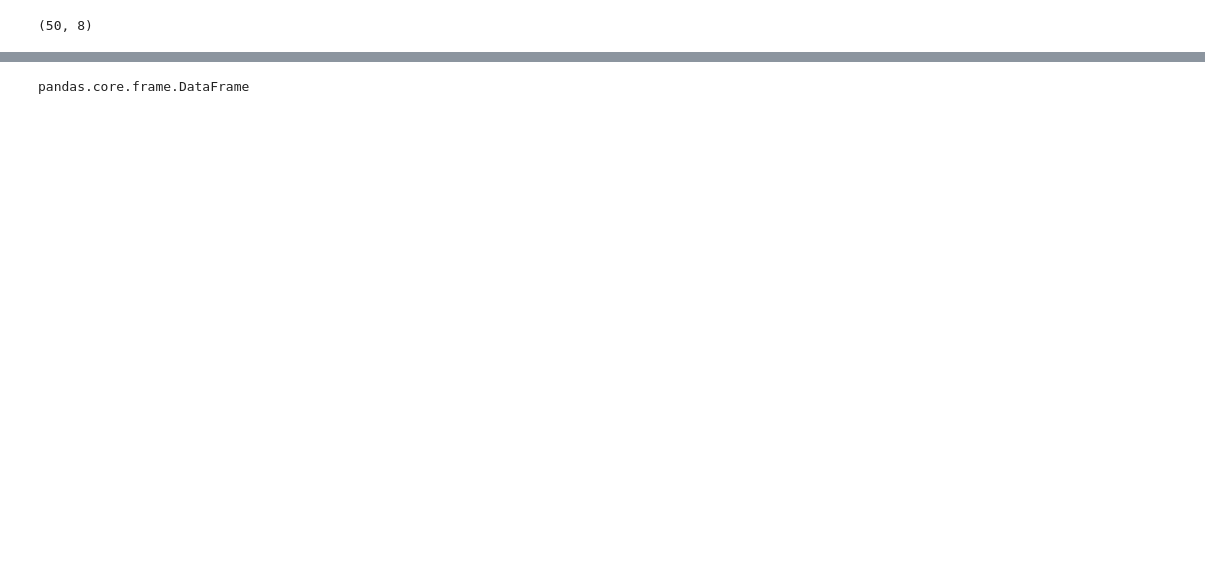
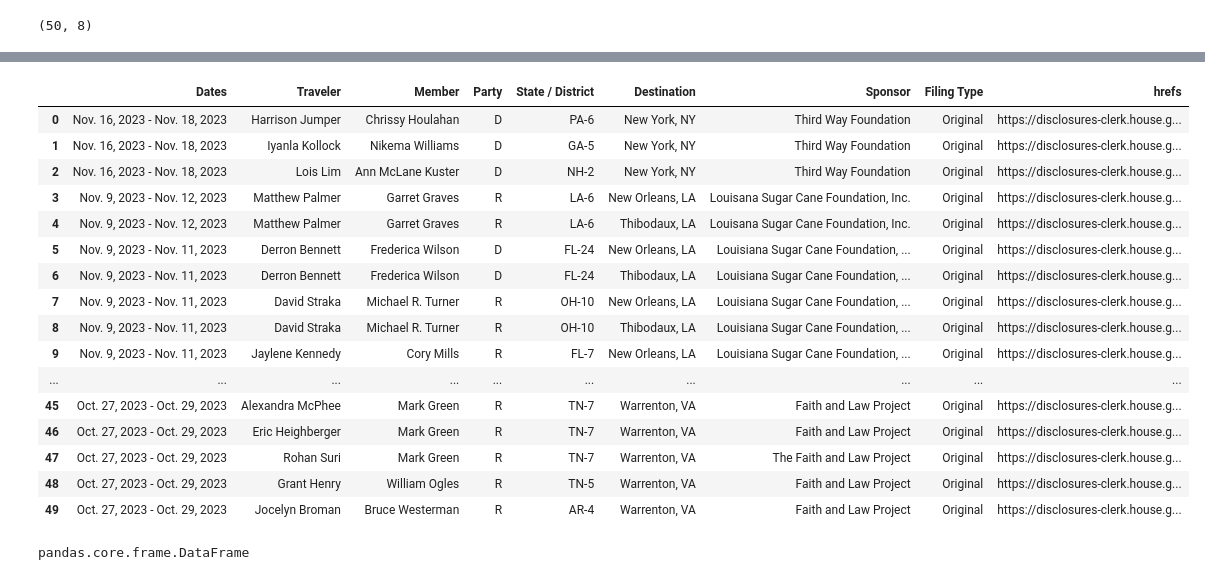
Before and after one commit to 2ndrew2ncheta/Gift-Travel, a Jupyter notebook: Andrew Ancheta - Congressional Gift Travel.ipynb, the cells around one changed output, grey strips where cells are left out. Cells and saved outputs as stored; diff of their text form; code cells hidden in the pictures; blank space fills up the shorter version.

```diff
--- a/Andrew Ancheta - Congressional Gift Travel.ipynb
+++ b/Andrew Ancheta - Congressional Gift Travel.ipynb
@@ -48,3 +69,6 @@ df
 df.shape
 # %% [output]
 (50, 8)
+# %%
+##Now we're looking for all the links on the page.
+soup=BeautifulSoup(response.text, "html.parser")
@@ -50,0 +95,3 @@ df.shape
+# %%
+table_items=soup.find_all("td")
+table_items
@@ -50,0 +116,8 @@ df.shape
+# %%
+links=[]
+for item in table_items:
+    link=item.find("a")
+    if link!=None:
+        if ".pdf" in link.get("href"):
+            links.append(link)
+links
@@ -50,0 +142,21 @@ df.shape
+# %%
+df["hrefs"]=[link.get("href") for link in links]
+df
+# %% [output]
+|  | Dates | Traveler | Member | Party | State / District | Destination | Sponsor | Filing Type | hrefs |
+| 0 | Nov. 16, 2023 - Nov. 18, 2023 | Harrison Jumper | Chrissy Houlahan | D | PA-6 | New York, NY | Third Way Foundation | Original | https://disclosures-clerk.house.g... |
+| 1 | Nov. 16, 2023 - Nov. 18, 2023 | Iyanla Kollock | Nikema Williams | D | GA-5 | New York, NY | Third Way Foundation | Original | https://disclosures-clerk.house.g... |
+| 2 | Nov. 16, 2023 - Nov. 18, 2023 | Lois Lim | Ann McLane Kuster | D | NH-2 | New York, NY | Third Way Foundation | Original | https://disclosures-clerk.house.g... |
+| 3 | Nov. 9, 2023 - Nov. 12, 2023 | Matthew Palmer | Garret Graves | R | LA-6 | New Orleans, LA | Louisana Sugar Cane Foundation, Inc. | Original | https://disclosures-clerk.house.g... |
+| 4 | Nov. 9, 2023 - Nov. 12, 2023 | Matthew Palmer | Garret Graves | R | LA-6 | Thibodaux, LA | Louisana Sugar Cane Foundation, Inc. | Original | https://disclosures-clerk.house.g... |
+| 5 | Nov. 9, 2023 - Nov. 11, 2023 | Derron Bennett | Frederica Wilson | D | FL-24 | New Orleans, LA | Louisiana Sugar Cane Foundation, ... | Original | https://disclosures-clerk.house.g... |
+| 6 | Nov. 9, 2023 - Nov. 11, 2023 | Derron Bennett | Frederica Wilson | D | FL-24 | Thibodaux, LA | Louisiana Sugar Cane Foundation, ... | Original | https://disclosures-clerk.house.g... |
+| 7 | Nov. 9, 2023 - Nov. 11, 2023 | David Straka | Michael R. Turner | R | OH-10 | New Orleans, LA | Louisiana Sugar Cane Foundation, ... | Original | https://disclosures-clerk.house.g... |
+| 8 | Nov. 9, 2023 - Nov. 11, 2023 | David Straka | Michael R. Turner | R | OH-10 | Thibodaux, LA | Louisiana Sugar Cane Foundation, ... | Original | https://disclosures-clerk.house.g... |
+| 9 | Nov. 9, 2023 - Nov. 11, 2023 | Jaylene Kennedy | Cory Mills | R | FL-7 | New Orleans, LA | Louisiana Sugar Cane Foundation, ... | Original | https://disclosures-clerk.house.g... |
+| ... | ... | ... | ... | ... | ... | ... | ... | ... | ... |
+| 45 | Oct. 27, 2023 - Oct. 29, 2023 | Alexandra McPhee | Mark Green | R | TN-7 | Warrenton, VA | Faith and Law Project | Original | https://disclosures-clerk.house.g... |
+| 46 | Oct. 27, 2023 - Oct. 29, 2023 | Eric Heighberger | Mark Green | R | TN-7 | Warrenton, VA | Faith and Law Project | Original | https://disclosures-clerk.house.g... |
+| 47 | Oct. 27, 2023 - Oct. 29, 2023 | Rohan Suri | Mark Green | R | TN-7 | Warrenton, VA | The Faith and Law Project | Original | https://disclosures-clerk.house.g... |
+| 48 | Oct. 27, 2023 - Oct. 29, 2023 | Grant Henry | William Ogles | R | TN-5 | Warrenton, VA | Faith and Law Project | Original | https://disclosures-clerk.house.g... |
+| 49 | Oct. 27, 2023 - Oct. 29, 2023 | Jocelyn Broman | Bruce Westerman | R | AR-4 | Warrenton, VA | Faith and Law Project | Original | https://disclosures-clerk.house.g... |
```
Also changed, not shown: parts of 36 cells of this notebook, 1 other file.
